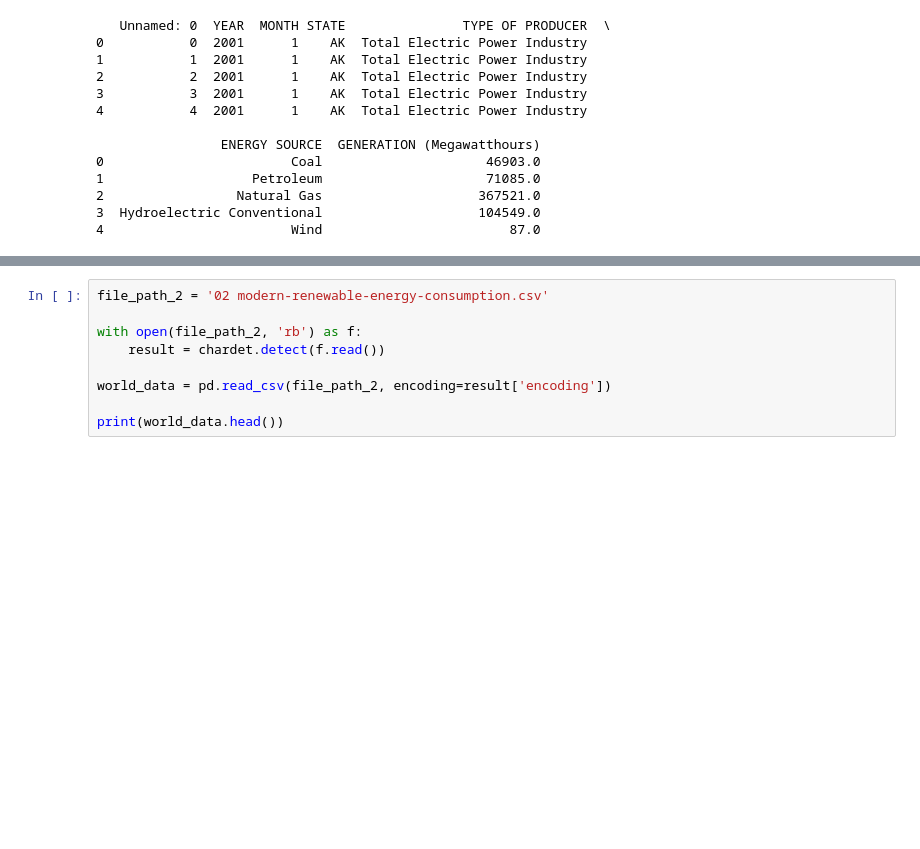
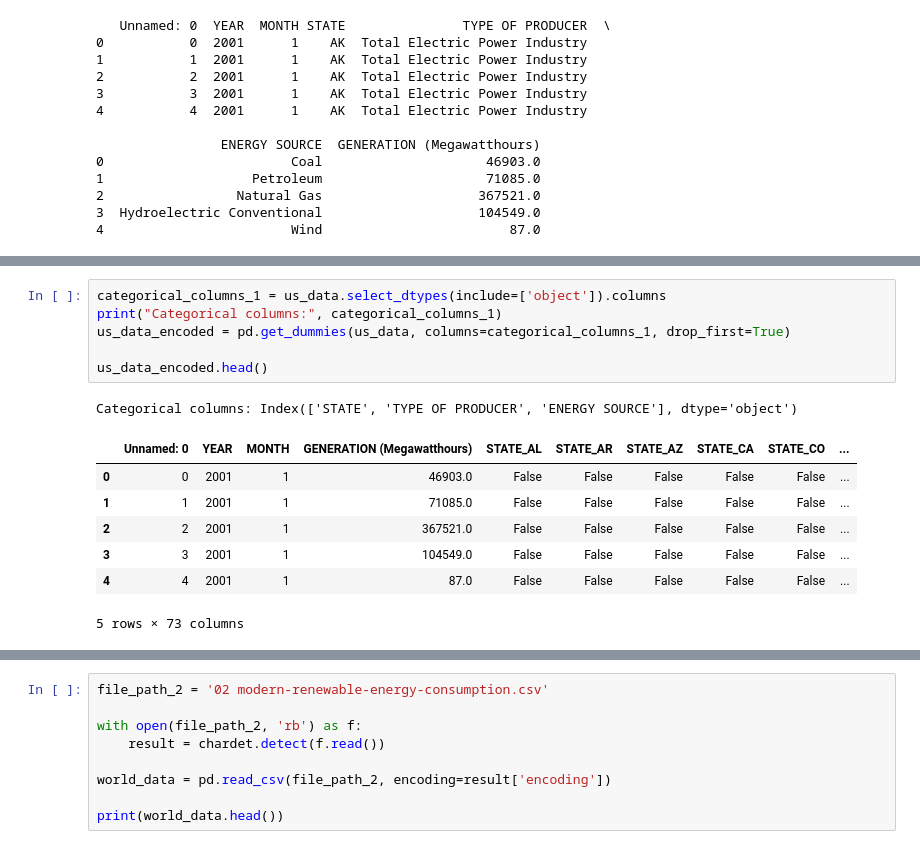
Before and after one commit to ericmach/DX699_HW2, a Jupyter notebook: Week2.ipynb, the cells around one changed output, grey strips where cells are left out. Drawn from its saved outputs; the diff is of its cells as text; blank space fills up the shorter version.

```diff
--- a/Week2.ipynb
+++ b/Week2.ipynb
@@ -99,0 +237,15 @@ print(us_data.head())
+# %%
+categorical_columns_1 = us_data.select_dtypes(include=['object']).columns
+print("Categorical columns:", categorical_columns_1)
+us_data_encoded = pd.get_dummies(us_data, columns=categorical_columns_1, drop_first=True)
+
+us_data_encoded.head()
+# %% [output]
+Categorical columns: Index(['STATE', 'TYPE OF PRODUCER', 'ENERGY SOURCE'], dtype='object')
+|  | Unnamed: 0 | YEAR | MONTH | GENERATION (Megawatthours) | STATE_AL | STATE_AR | STATE_AZ | STATE_CA | STATE_CO | ... |
+| 0 | 0 | 2001 | 1 | 46903.0 | False | False | False | False | False | ... |
+| 1 | 1 | 2001 | 1 | 71085.0 | False | False | False | False | False | ... |
+| 2 | 2 | 2001 | 1 | 367521.0 | False | False | False | False | False | ... |
+| 3 | 3 | 2001 | 1 | 104549.0 | False | False | False | False | False | ... |
+| 4 | 4 | 2001 | 1 | 87.0 | False | False | False | False | False | ... |
+5 rows × 73 columns
```
Also changed, not shown: parts of 19 cells of this notebook.
